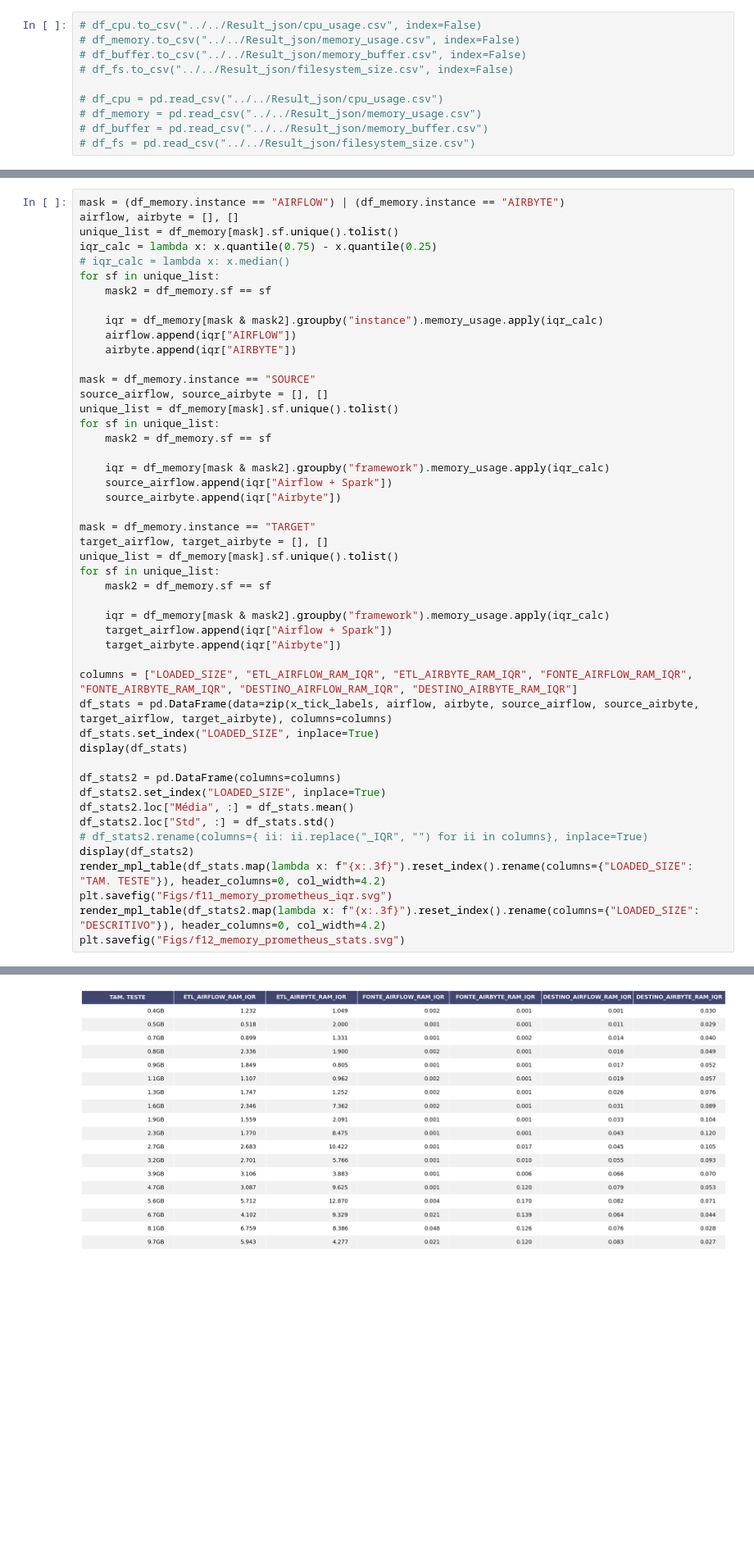
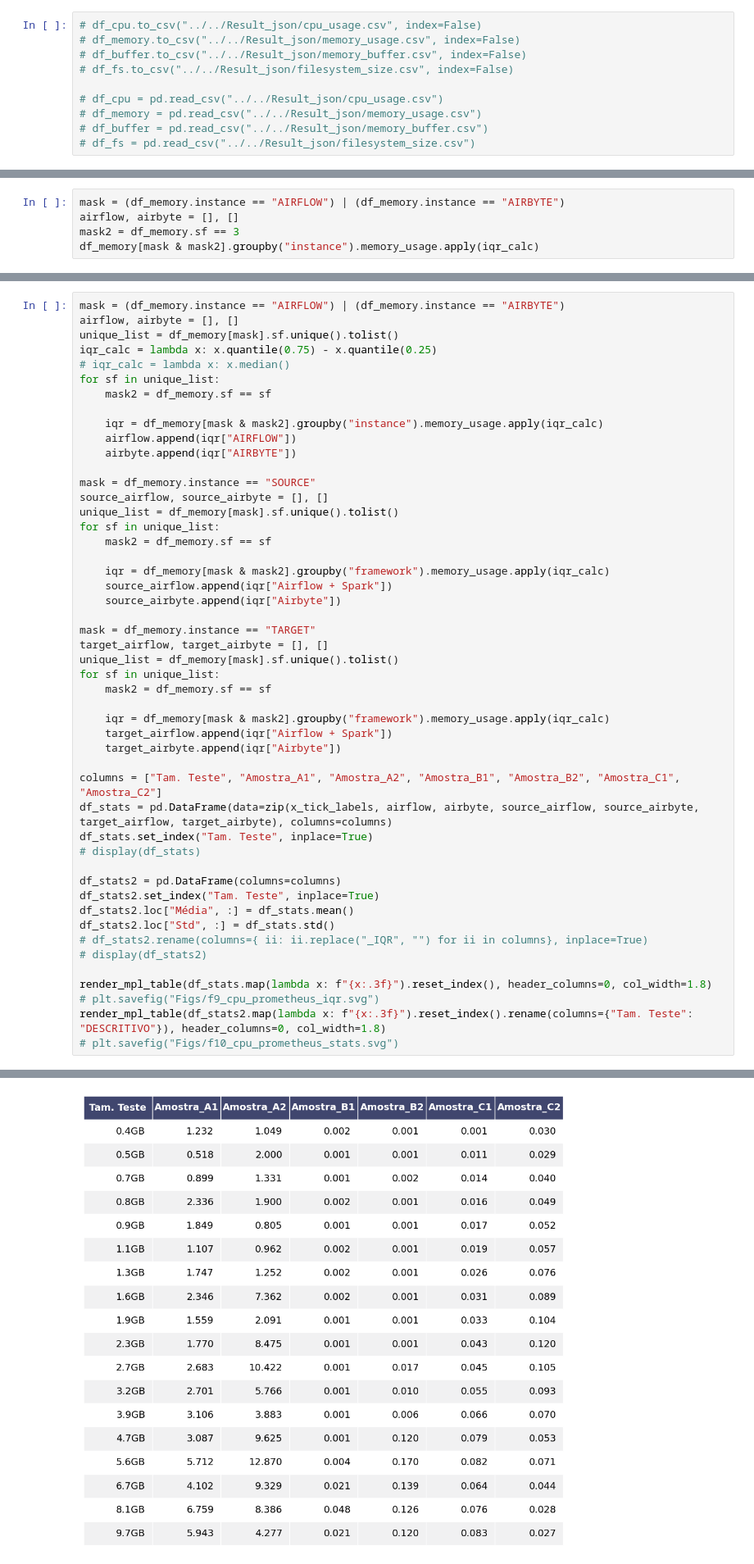
Before and after one commit to bombermal/TCC, a Jupyter notebook: Monitoring_VM/Retrieve/pre_analisys.ipynb, the cells around one changed output, grey strips where cells are left out. Shown at 82% size. Cells and saved outputs as stored; diff of their text form; blank space fills up the shorter version.

```diff
--- a/Monitoring_VM/Retrieve/pre_analisys.ipynb
+++ b/Monitoring_VM/Retrieve/pre_analisys.ipynb
@@ -608,0 +616,5 @@ df_stats3
+# %%
+mask = (df_memory.instance == "AIRFLOW") | (df_memory.instance == "AIRBYTE")
+airflow, airbyte = [], []
+mask2 = df_memory.sf == 3
+df_memory[mask & mask2].groupby("instance").memory_usage.apply(iqr_calc)
@@ -639,19 +656,20 @@ for sf in unique_list:
     target_airflow.append(iqr["Airflow + Spark"])
     target_airbyte.append(iqr["Airbyte"])
 
-columns = ["LOADED_SIZE", "ETL_AIRFLOW_RAM_IQR", "ETL_AIRBYTE_RAM_IQR", "FONTE_AIRFLOW_RAM_IQR", "FONTE_AIRBYTE_RAM_IQR", "DESTINO_AIRFLOW_RAM_IQR", "DESTINO_AIRBYTE_RAM_IQR"]
+columns = ["Tam. Teste", "Amostra_A1", "Amostra_A2", "Amostra_B1", "Amostra_B2", "Amostra_C1", "Amostra_C2"]
 df_stats = pd.DataFrame(data=zip(x_tick_labels, airflow, airbyte, source_airflow, source_airbyte, target_airflow, target_airbyte), columns=columns)
-df_stats.set_index("LOADED_SIZE", inplace=True)
-display(df_stats)
+df_stats.set_index("Tam. Teste", inplace=True)
+# display(df_stats)
 
 df_stats2 = pd.DataFrame(columns=columns)
-df_stats2.set_index("LOADED_SIZE", inplace=True)
+df_stats2.set_index("Tam. Teste", inplace=True)
 df_stats2.loc["Média", :] = df_stats.mean()
 df_stats2.loc["Std", :] = df_stats.std()
 # df_stats2.rename(columns={ ii: ii.replace("_IQR", "") for ii in columns}, inplace=True)
-display(df_stats2)
-render_mpl_table(df_stats.map(lambda x: f"{x:.3f}").reset_index().rename(columns={"LOADED_SIZE": "TAM. TESTE"}), header_columns=0, col_width=4.2)
-plt.savefig("Figs/f11_memory_prometheus_iqr.svg")
-render_mpl_table(df_stats2.map(lambda x: f"{x:.3f}").reset_index().rename(columns={"LOADED_SIZE": "DESCRITIVO"}), header_columns=0, col_width=4.2)
-plt.savefig("Figs/f12_memory_prometheus_stats.svg")
+# display(df_stats2)
+
+render_mpl_table(df_stats.map(lambda x: f"{x:.3f}").reset_index(), header_columns=0, col_width=1.8)
+# plt.savefig("Figs/f9_cpu_prometheus_iqr.svg")
+render_mpl_table(df_stats2.map(lambda x: f"{x:.3f}").reset_index().rename(columns={"Tam. Teste": "DESCRITIVO"}), header_columns=0, col_width=1.8)
+# plt.savefig("Figs/f10_cpu_prometheus_stats.svg")
 # %% [output]
@@ -680 +677 @@ plt.savefig("Figs/f12_memory_prometheus_stats.svg")
-[figure, old version]
+[figure, new version]
```
Also changed, not shown: parts of 12 cells of this notebook, 21 other files.
